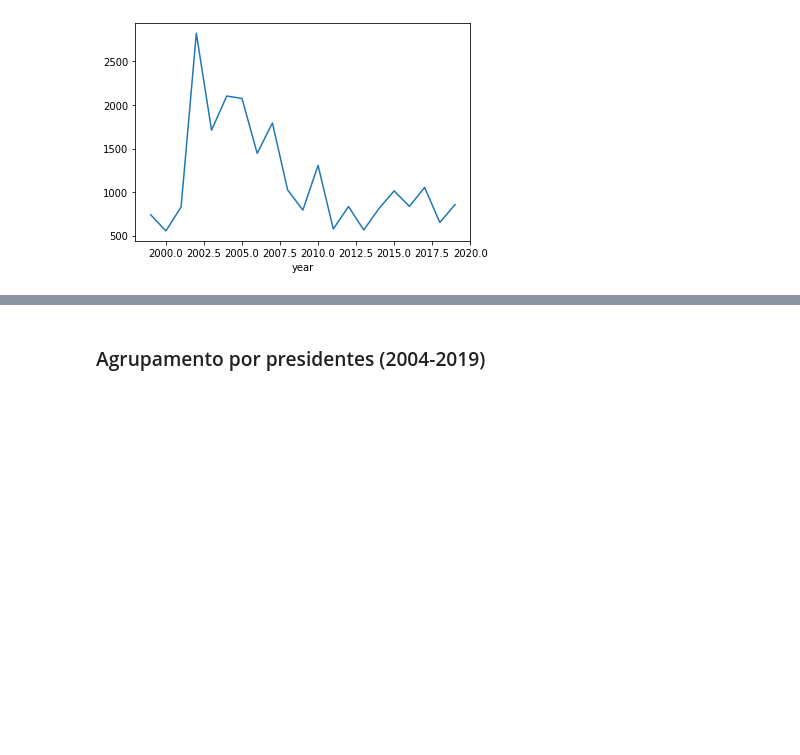
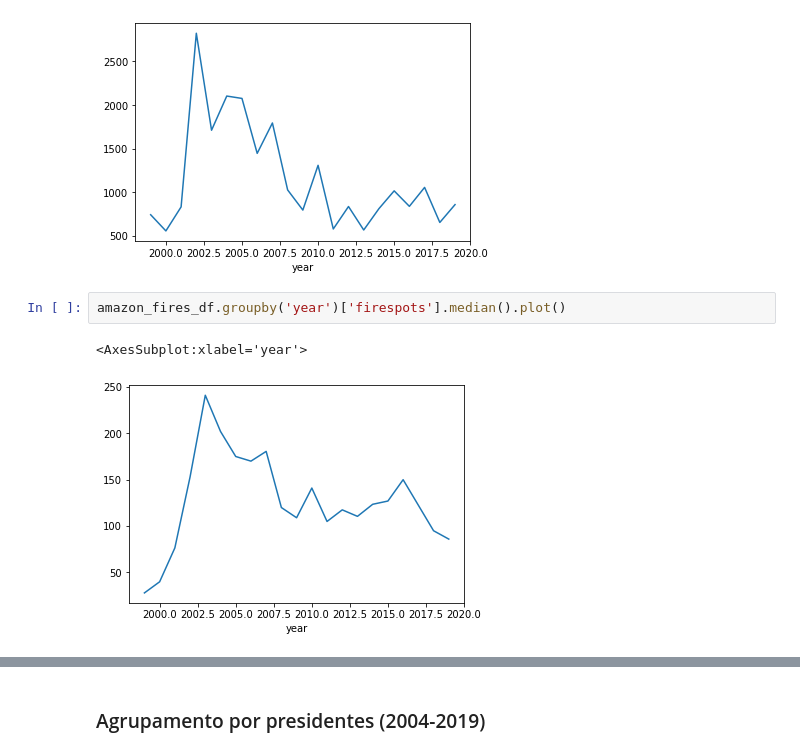
Before and after one commit to thiagomrs/icd2021projetoFinal, a Jupyter notebook: DesmatamentoDaAmazônia.ipynb, the cells around one changed output, grey strips where cells are left out. Drawn from its saved outputs; the diff is of its cells as text; blank space fills up the shorter version.

```diff
--- a/DesmatamentoDaAmazônia.ipynb
+++ b/DesmatamentoDaAmazônia.ipynb
@@ -445,3 +456,8 @@ amazon_fires_df.groupby('year')['firespots'].mean().plot()
 # %% [output]
 <AxesSubplot:xlabel='year'>
 [figure]
+# %%
+amazon_fires_df.groupby('year')['firespots'].median().plot()
+# %% [output]
+<AxesSubplot:xlabel='year'>
+[figure, added]
```
Also changed, not shown: parts of 5 cells of this notebook.
